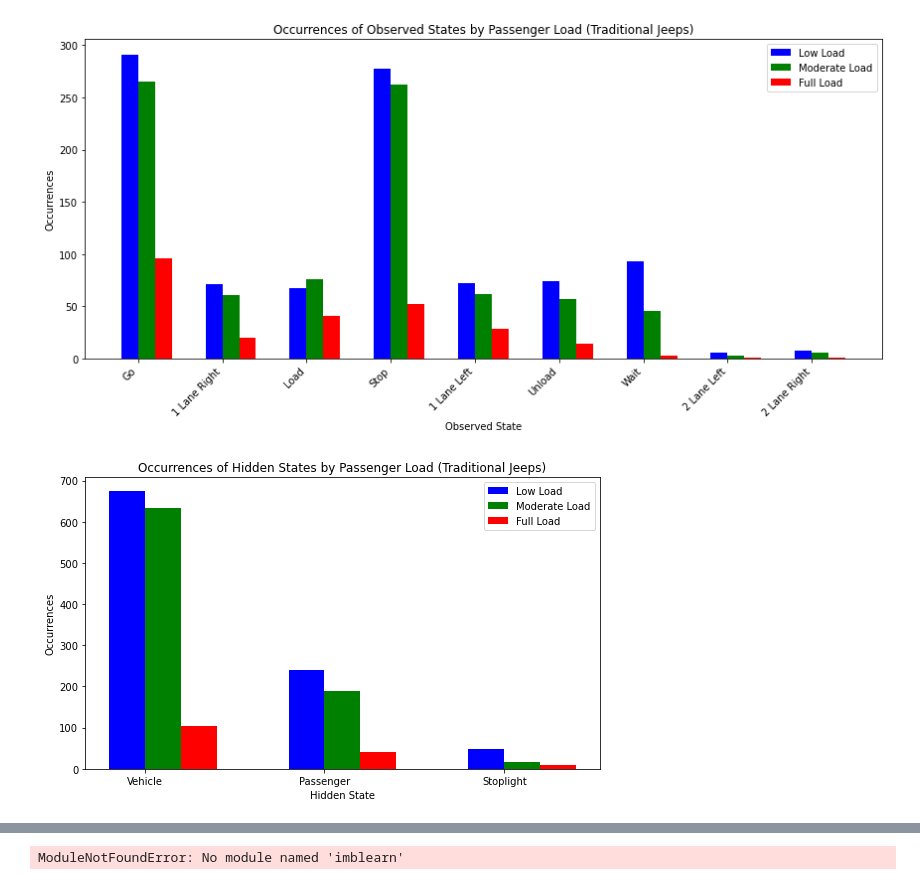
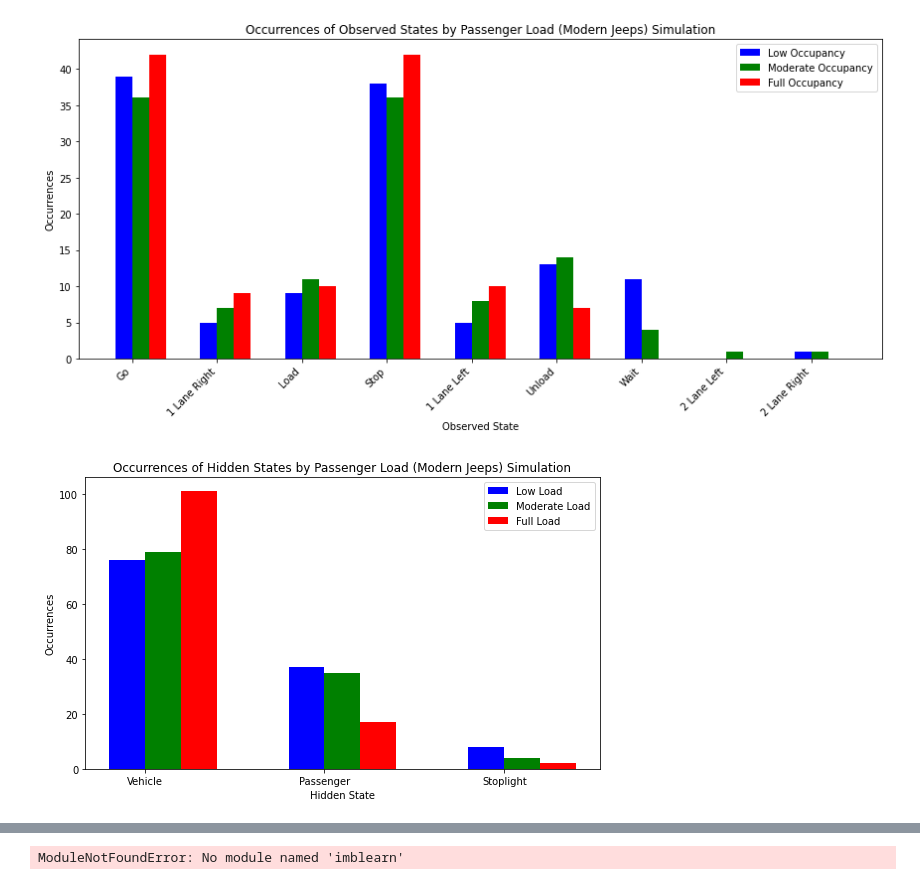
Before and after one commit to AureliusLim/Modeling-CO2-emissions, a Jupyter notebook: visualizeStates.ipynb, the cells around one changed output, grey strips where cells are left out. Cells and saved outputs as stored; diff of their text form; code cells hidden in the pictures.

```diff
--- a/visualizeStates.ipynb
+++ b/visualizeStates.ipynb
@@ -3,17 +3,17 @@ import matplotlib.pyplot as plt
 import numpy as np
 
 # Data for observed and hidden states
-observed_states_total = [595, 146, 153, 578, 150, 138, 167, 9, 15]
-hidden_states_total = [1410, 468, 73]
+observed_states_total = [117, 21, 30, 116, 23, 34, 15, 1, 2]
+hidden_states_total = [256, 89, 14]
 
-observed_states_low = [291, 71, 68, 277, 72, 74, 93, 6, 8]
-hidden_states_low = [674, 239, 47]
+observed_states_low = [39, 5, 9, 38, 5, 13, 11, 0, 1]
+hidden_states_low = [76, 37, 8]
 
-observed_states_moderate = [265, 61, 76, 262, 62, 57, 46, 3, 6]
-hidden_states_moderate = [633, 188, 17]
+observed_states_moderate = [36, 7, 11, 36, 8, 14, 4, 1, 1]
+hidden_states_moderate = [79, 35, 4]
 
-observed_states_full = [96, 20, 41, 52, 29, 14, 3, 1, 1]
-hidden_states_full = [103, 41, 9]
+observed_states_full = [42, 9, 10, 42, 10, 7, 0, 0, 0]
+hidden_states_full = [101, 17, 2]
 
 # Labels for the observed and hidden states
 observed_labels = ['Go', '1 Lane Right', 'Load', 'Stop', '1 Lane Left', 'Unload', 'Wait', '2 Lane Left', '2 Lane Right']
@@ -28,37 +28,37 @@ plt.figure(figsize=(12, 6))
 
 # Plotting observed states side by side
 
-plt.bar(index + bar_width, observed_states_low, bar_width, label='Low Load', color='b')
-plt.bar(index + 2 * bar_width, observed_states_moderate, bar_width, label='Moderate Load', color='g')
-plt.bar(index + 3 * bar_width, observed_states_full, bar_width, label='Full Load', color='r')
+plt.bar(index + bar_width, observed_states_low, bar_width, label='Low Occupancy', color='b')
+plt.bar(index + 2 * bar_width, observed_states_moderate, bar_width, label='Moderate Occupancy', color='g')
+plt.bar(index + 3 * bar_width, observed_states_full, bar_width, label='Full Occupancy', color='r')
 
-plt.title('Occurrences of Observed States by Passenger Load (Traditional Jeeps)')
+plt.title('Occurrences of Observed States by Passenger Load (Modern Jeeps) Simulation')
 plt.xlabel('Observed State')
 plt.ylabel('Occurrences')
 plt.xticks(index + bar_width * 1.5, observed_labels, rotation=45, ha='right')
 plt.legend()
 plt.tight_layout()
 plt.show()
 
 # Set width for bars (for hidden states)
 index_hidden = np.arange(len(hidden_labels))
 
 # Plotting combined hidden states
 plt.figure(figsize=(8, 5))
 
 # Plotting hidden states side by side
 
 plt.bar(index_hidden + bar_width, hidden_states_low, bar_width, label='Low Load', color='b')
 plt.bar(index_hidden + 2 * bar_width, hidden_states_moderate, bar_width, label='Moderate Load', color='g')
 plt.bar(index_hidden + 3 * bar_width, hidden_states_full, bar_width, label='Full Load', color='r')
 
-plt.title('Occurrences of Hidden States by Passenger Load (Traditional Jeeps)')
+plt.title('Occurrences of Hidden States by Passenger Load (Modern Jeeps) Simulation')
 plt.xlabel('Hidden State')
 plt.ylabel('Occurrences')
 plt.xticks(index_hidden + bar_width * 1.5, hidden_labels)
 plt.legend()
 plt.tight_layout()
 plt.show()
 # %% [output]
-[figure, old version]
+[figure, new version]
-[figure, old version]
+[figure, new version]
```
Also changed, not shown: parts of 3 cells of this notebook, 29 other files.
